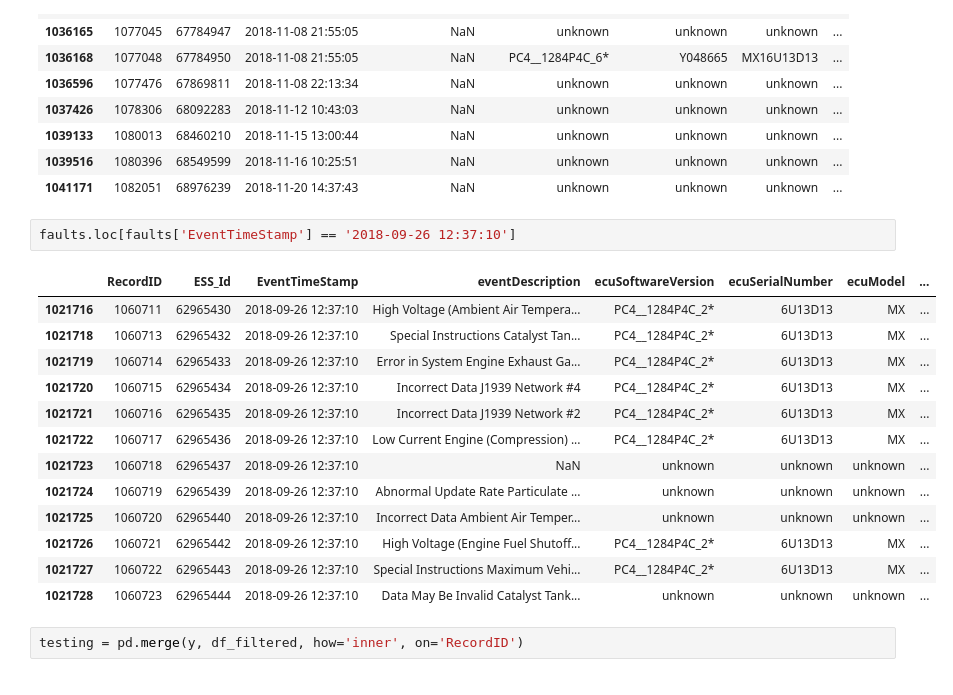
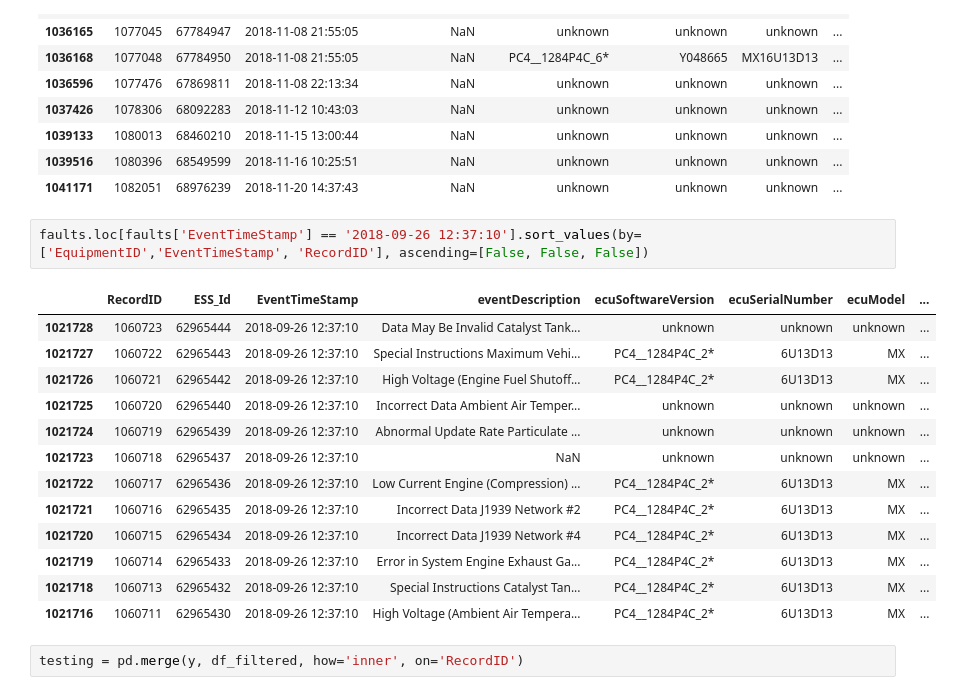
Before and after one commit to tomoumer/big_g_express-elden_ring, a Jupyter notebook: notebooks/data_exploration.ipynb, the cells around one changed output. Drawn from its saved outputs; the diff is of its cells as text.

```diff
--- a/notebooks/data_exploration.ipynb
+++ b/notebooks/data_exploration.ipynb
@@ -428,21 +433,21 @@ faults[(faults['EquipmentID'] == '305')   & (faults['spn'] == 5246)]
 | 1039516 | 1080396 | 68549599 | 2018-11-16 10:25:51 | NaN | unknown | unknown | unknown | ... |
 | 1041171 | 1082051 | 68976239 | 2018-11-20 14:37:43 | NaN | unknown | unknown | unknown | ... |
 # %%
-faults.loc[faults['EventTimeStamp'] == '2018-09-26 12:37:10']
+faults.loc[faults['EventTimeStamp'] == '2018-09-26 12:37:10'].sort_values(by=['EquipmentID','EventTimeStamp', 'RecordID'], ascending=[False, False, False])
 # %% [output]
 |  | RecordID | ESS_Id | EventTimeStamp | eventDescription | ecuSoftwareVersion | ecuSerialNumber | ecuModel | ... |
+| 1021728 | 1060723 | 62965444 | 2018-09-26 12:37:10 | Data May Be Invalid Catalyst Tank... | unknown | unknown | unknown | ... |
+| 1021727 | 1060722 | 62965443 | 2018-09-26 12:37:10 | Special Instructions Maximum Vehi... | PC4__1284P4C_2* | 6U13D13 | MX | ... |
+| 1021726 | 1060721 | 62965442 | 2018-09-26 12:37:10 | High Voltage (Engine Fuel Shutoff... | PC4__1284P4C_2* | 6U13D13 | MX | ... |
+| 1021725 | 1060720 | 62965440 | 2018-09-26 12:37:10 | Incorrect Data Ambient Air Temper... | unknown | unknown | unknown | ... |
+| 1021724 | 1060719 | 62965439 | 2018-09-26 12:37:10 | Abnormal Update Rate Particulate ... | unknown | unknown | unknown | ... |
+| 1021723 | 1060718 | 62965437 | 2018-09-26 12:37:10 | NaN | unknown | unknown | unknown | ... |
+| 1021722 | 1060717 | 62965436 | 2018-09-26 12:37:10 | Low Current Engine (Compression) ... | PC4__1284P4C_2* | 6U13D13 | MX | ... |
+| 1021721 | 1060716 | 62965435 | 2018-09-26 12:37:10 | Incorrect Data J1939 Network #2 | PC4__1284P4C_2* | 6U13D13 | MX | ... |
+| 1021720 | 1060715 | 62965434 | 2018-09-26 12:37:10 | Incorrect Data J1939 Network #4 | PC4__1284P4C_2* | 6U13D13 | MX | ... |
+| 1021719 | 1060714 | 62965433 | 2018-09-26 12:37:10 | Error in System Engine Exhaust Ga... | PC4__1284P4C_2* | 6U13D13 | MX | ... |
+| 1021718 | 1060713 | 62965432 | 2018-09-26 12:37:10 | Special Instructions Catalyst Tan... | PC4__1284P4C_2* | 6U13D13 | MX | ... |
 | 1021716 | 1060711 | 62965430 | 2018-09-26 12:37:10 | High Voltage (Ambient Air Tempera... | PC4__1284P4C_2* | 6U13D13 | MX | ... |
-| 1021718 | 1060713 | 62965432 | 2018-09-26 12:37:10 | Special Instructions Catalyst Tan... | PC4__1284P4C_2* | 6U13D13 | MX | ... |
-| 1021719 | 1060714 | 62965433 | 2018-09-26 12:37:10 | Error in System Engine Exhaust Ga... | PC4__1284P4C_2* | 6U13D13 | MX | ... |
-| 1021720 | 1060715 | 62965434 | 2018-09-26 12:37:10 | Incorrect Data J1939 Network #4 | PC4__1284P4C_2* | 6U13D13 | MX | ... |
-| 1021721 | 1060716 | 62965435 | 2018-09-26 12:37:10 | Incorrect Data J1939 Network #2 | PC4__1284P4C_2* | 6U13D13 | MX | ... |
-| 1021722 | 1060717 | 62965436 | 2018-09-26 12:37:10 | Low Current Engine (Compression) ... | PC4__1284P4C_2* | 6U13D13 | MX | ... |
-| 1021723 | 1060718 | 62965437 | 2018-09-26 12:37:10 | NaN | unknown | unknown | unknown | ... |
-| 1021724 | 1060719 | 62965439 | 2018-09-26 12:37:10 | Abnormal Update Rate Particulate ... | unknown | unknown | unknown | ... |
-| 1021725 | 1060720 | 62965440 | 2018-09-26 12:37:10 | Incorrect Data Ambient Air Temper... | unknown | unknown | unknown | ... |
-| 1021726 | 1060721 | 62965442 | 2018-09-26 12:37:10 | High Voltage (Engine Fuel Shutoff... | PC4__1284P4C_2* | 6U13D13 | MX | ... |
-| 1021727 | 1060722 | 62965443 | 2018-09-26 12:37:10 | Special Instructions Maximum Vehi... | PC4__1284P4C_2* | 6U13D13 | MX | ... |
-| 1021728 | 1060723 | 62965444 | 2018-09-26 12:37:10 | Data May Be Invalid Catalyst Tank... | unknown | unknown | unknown | ... |
 # %%
 testing = pd.merge(y, df_filtered, how='inner', on='RecordID')
 # %%
```
Also changed, not shown: parts of 18 cells of this notebook.
